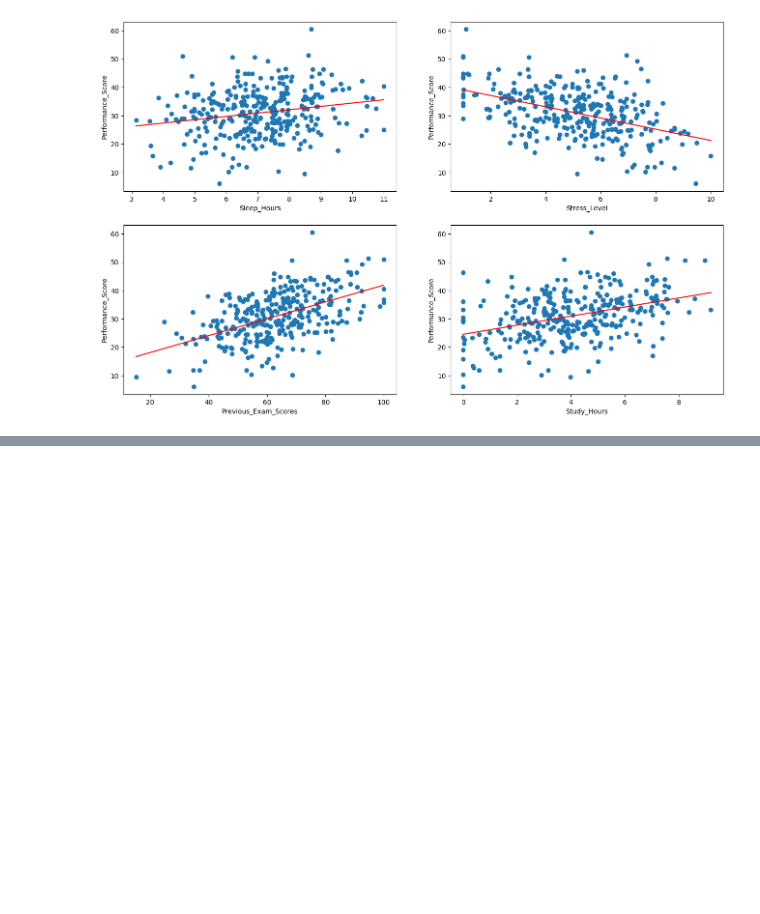
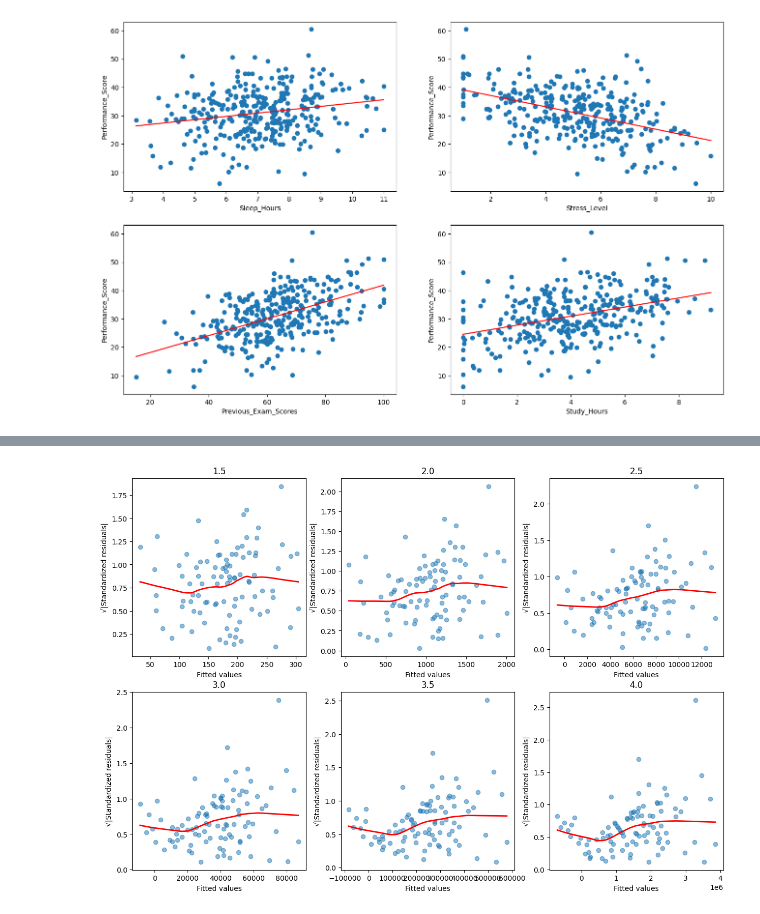
Before and after one commit to MINIAProgramStudio/ML_methods, a Jupyter notebook: Lab_1/lab1.ipynb, the cells around one changed output, grey strips where cells are left out. Drawn from its saved outputs; the diff is of its cells as text; code cells hidden in the pictures; blank space fills up the shorter version.

```diff
--- a/Lab_1/lab1.ipynb
+++ b/Lab_1/lab1.ipynb
@@ -614,0 +585,28 @@ ValueError: matrices are not aligned
+# %%
+X_matrix = X_train.drop("Previous_Exam_Scores", axis = 1).to_numpy()
+X_t = np.transpose(X_matrix)
+fig, axes = plt.subplots(2, 3, figsize=(15, 10))
+for i in range(6):
+    Y_matrix = np.power(Y_train.to_numpy(), 1.5 + i*0.5)
+    B_matrix = np.matmul(np.matmul(np.linalg.matrix_power(np.matmul(X_t ,X_matrix), -1), X_t), Y_matrix)
+
+    y_pred = np.sum(B_matrix*X_matrix, axis = 1)
+    residuals = y_pred - Y_matrix
+
+    MSE = np.sum(np.power(residuals, 2))/(X_matrix.shape[0] - X_matrix.shape[1] - 1)
+    sigma_hat = np.sqrt(MSE)
+
+    # Create comprehensive diagnostic plots
+
+    standardized_residuals = residuals / sigma_hat
+
+    # 3. Scale-Location (Spread-Location)
+    sqrt_abs_std_resid = np.sqrt(np.abs(standardized_residuals))
+    axes[i//3, i%3].scatter(y_pred, sqrt_abs_std_resid, alpha=0.5)
+    lowess_sl = lowess(sqrt_abs_std_resid, y_pred, frac=0.6)
+    axes[i//3, i%3].plot(lowess_sl[:, 0], lowess_sl[:, 1], 'r-', linewidth=2)
+    axes[i//3, i%3].set_xlabel('Fitted values')
+    axes[i//3, i%3].set_ylabel('√|Standardized residuals|')
+    axes[i//3, i%3].set_title(1.5 + i*0.5)
+# %% [output]
+[figure, added]
```
Also changed, not shown: parts of 13 cells of this notebook.
